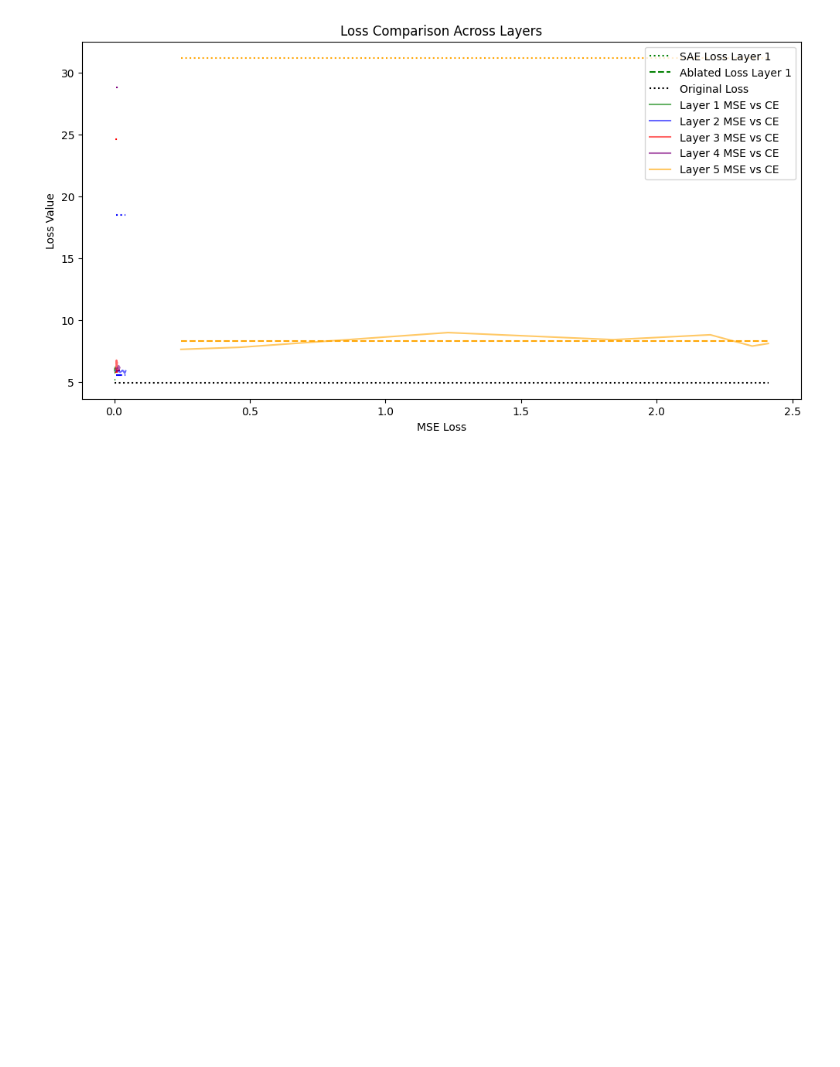
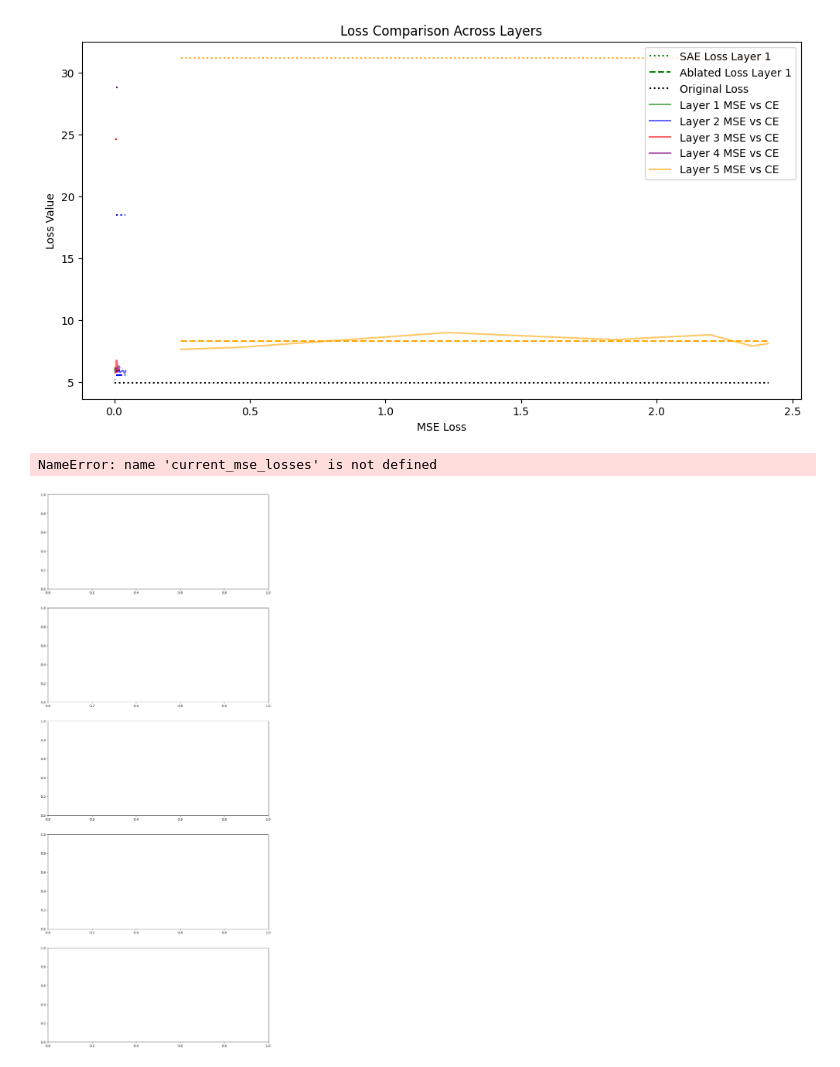
Before and after one commit to loganriggs/sparse_coding, a Jupyter notebook: sparse_weights_mse_CE.ipynb, the cells around one changed output. Cells and saved outputs as stored; diff of their text form; code cells hidden in the pictures; blank space fills up the shorter version.

```diff
--- a/sparse_weights_mse_CE.ipynb
+++ b/sparse_weights_mse_CE.ipynb
@@ -262,8 +249,8 @@ a, b
 def train_sparse_model_and_check_CE(model, dataset, device, sparse_weights, autoencoders, cache_names, optimizers, test_dataloader):
     mse = nn.MSELoss()
     losses = [[] for _ in range(len(sparse_weights))]
-    max_batches_for_ce = 20
-    max_training_batches = 32
+    max_batches_for_ce = 100
+    max_training_batches = 1024
     check_ce_every = [0] + [2**ch for ch in range(int(np.log2(max_training_batches))+1)]
     ce_losses = np.zeros((num_layers, len(check_ce_every)))
     current_mse_losses = np.zeros((num_layers, len(check_ce_every)))
@@ -473,3 +460,46 @@ plt.legend()
 plt.show()
 # %% [output]
 [figure]
+# %%
+import matplotlib.pyplot as plt
+import numpy as np
+
+# Data
+sae_loss = [5.22, 18.51, 24.61, 28.82, 31.18]
+ablated_loss = [5.76, 5.56, 5.84, 5.97, 8.34]
+original_loss = [4.97, 0.0, 0.0, 0.0, 0.0]
+
+# Simulated data for ce_losses and current_mse_losses
+# Replace these with your actual data
+
+# Colors for each set of lines
+colors = ['green', 'blue', 'red', 'purple', 'orange']
+# Adjusting the plot to have horizontal lines and setting x-positions based on current_mse_losses
+
+# Adjusting the subplots to have independent x-axes for each layer
+
+fig, axes = plt.subplots(num_layers, 1, figsize=(12, 6 * num_layers))
+
+for i in range(num_layers):
+    ax = axes[i]
+
+    # Plot horizontal lines for SAE and Ablated Loss
+    ax.hlines(sae_loss[i], xmin=np.min(current_mse_losses[i]), xmax=np.max(current_mse_losses[i]), linestyle=':', color=colors[i], label='SAE Loss')
+    ax.hlines(ablated_loss[i], xmin=np.min(current_mse_losses[i]), xmax=np.max(current_mse_losses[i]), linestyle='--', color=colors[i], label='Ablated Loss')
+
+    # Plot Original Loss
+    ax.hlines(original_loss[0], xmin=np.min(current_mse_losses[i]), xmax=np.max(current_mse_losses[i]), linestyle=':', color='black', label='Original Loss')
+
+    # Plot CE Losses vs MSE Losses
+    ax.plot(current_mse_losses[i], ce_losses[i], linestyle='-', color=colors[i], alpha=0.6, label='MSE vs CE')
+
+    ax.set_ylabel('CE Loss')
+    ax.set_title(f'Layer {i+1}')
+    ax.legend()
+
+plt.xlabel('MSE Loss (F2 - MLP(F1))')
+plt.suptitle('Loss Comparison Across Layers')
+plt.show()
+# %% [output]
+NameError: name 'current_mse_losses' is not defined
+[figure, added]
```
Also changed, not shown: parts of 3 cells of this notebook.
